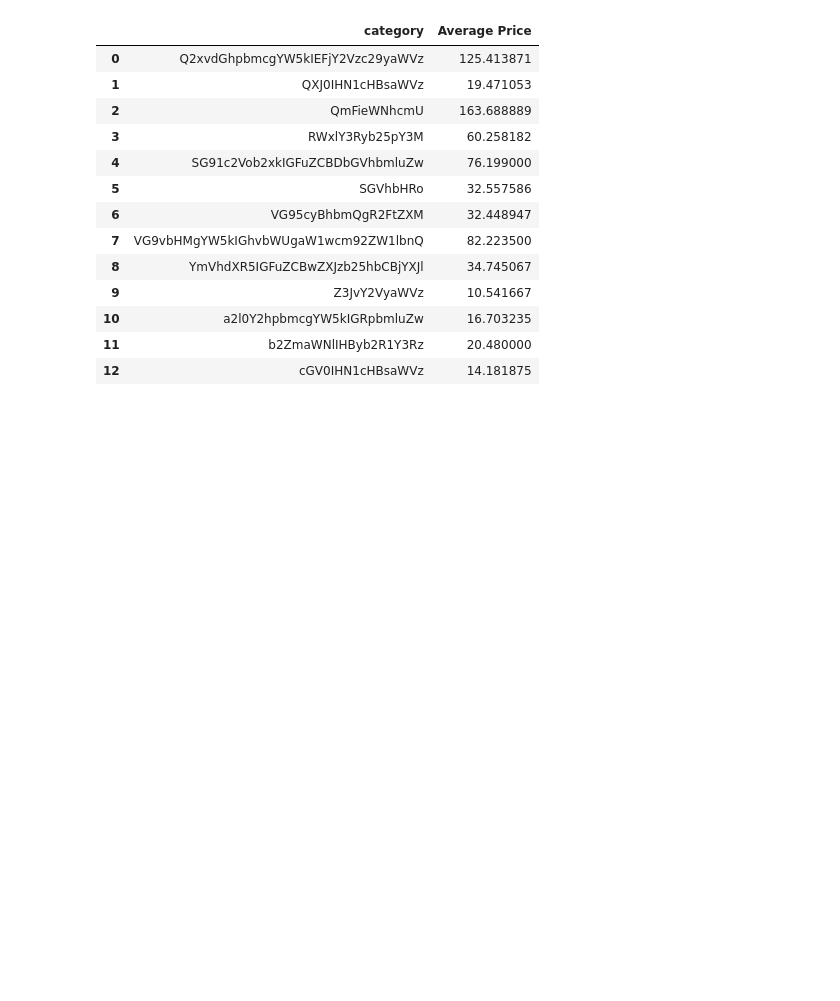
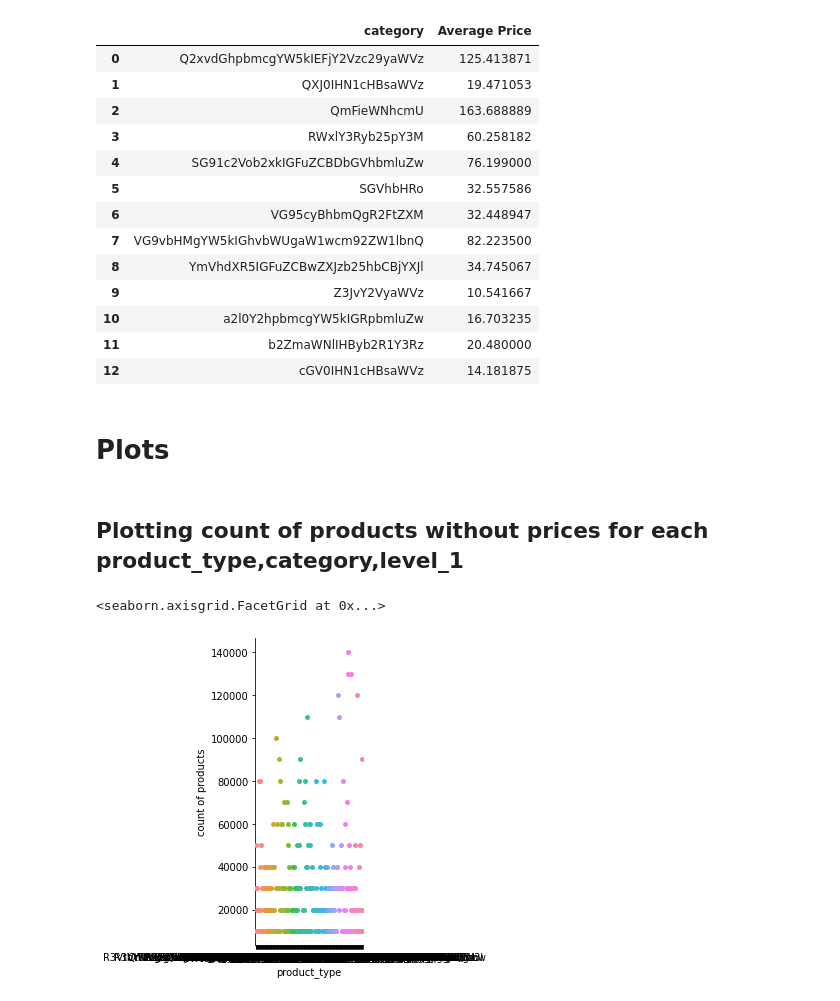
Before and after one commit to Dhananjay19161/Bezen-Data-Engineer-Assignment, a Jupyter notebook: internship.ipynb, the cells around one changed output. Cells and saved outputs as stored; diff of their text form; code cells hidden in the pictures; blank space fills up the shorter version.

Commit message:
Added graphs and Plots

```diff
--- a/internship.ipynb
+++ b/internship.ipynb
@@ -78,4 +79,4 @@ Product_with_prices
 ## Count of products without prices in Each Product Type,Category,Level1
 # %%
 #Count of products without prices in Each Product Type,Category,Level1
-count_product_without_prices=Product_without_prices.groupby(['product_type','category','level_1']).size().reset_index(name='count of products')
+count_product_without_prices_product_type=Product_without_prices.groupby(['product_type']).size().reset_index(name='count of products')
@@ -215,3 +287,12 @@ category_wise
 | 10 | a2l0Y2hpbmcgYW5kIGRpbmluZw | 16.703235 |
 | 11 | b2ZmaWNlIHByb2R1Y3Rz | 20.480000 |
 | 12 | cGV0IHN1cHBsaWVz | 14.181875 |
+# %% [markdown]
+# Plots
+# %% [markdown]
+## Plotting count of products without prices for each product_type,category,level_1
+# %%
+sns.catplot(x="product_type", y="count of products", data=count_product_without_prices_product_type)
+# %% [output]
+<seaborn.axisgrid.FacetGrid at 0x...>
+[figure, added]
```
Also changed, not shown: parts of 19 cells of this notebook.
